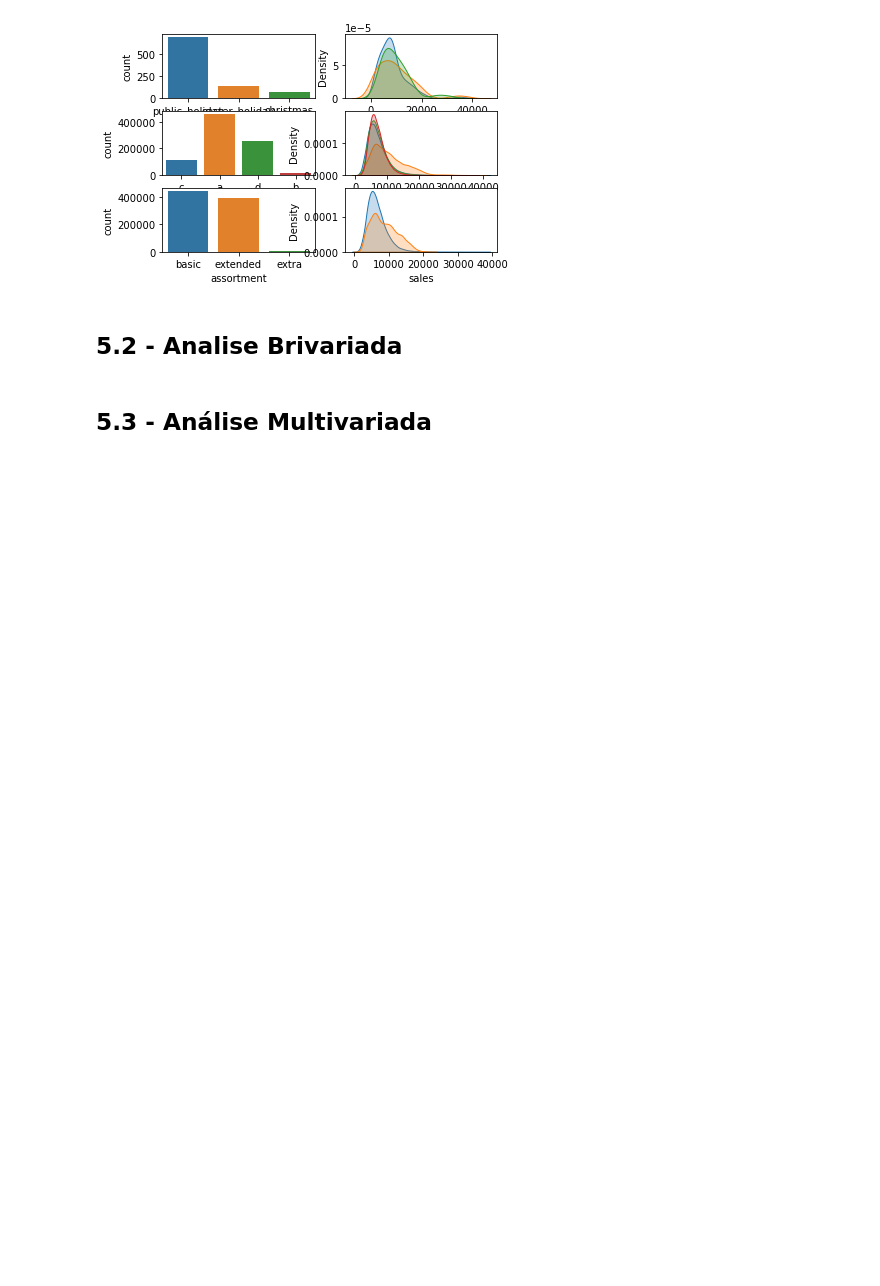
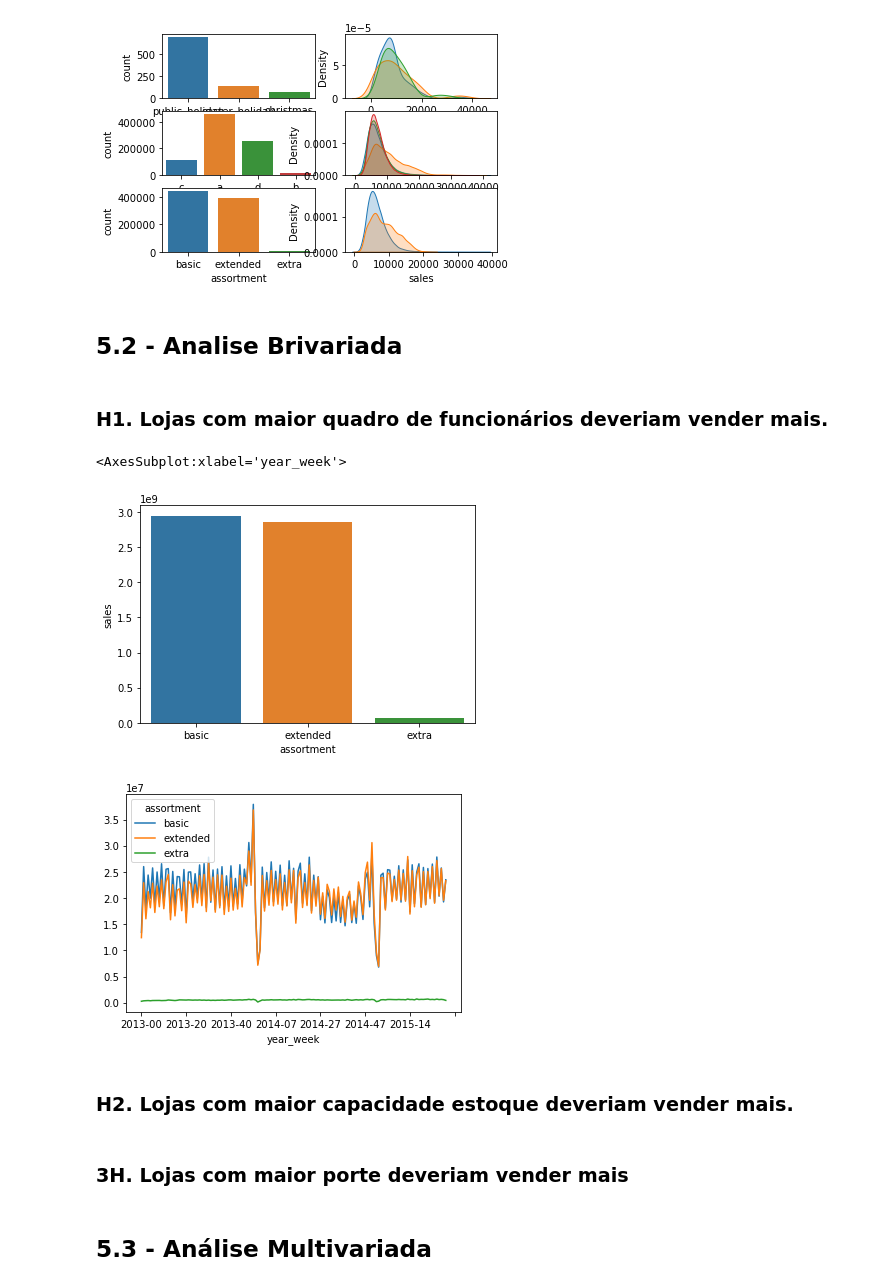
Before and after one commit to castrien/ds_em_producao, a Jupyter notebook: m04_v01_ds_em_producao.ipynb, the cells around one changed output. Drawn from its saved outputs; the diff is of its cells as text; code cells hidden in the pictures; blank space fills up the shorter version.

```diff
--- a/m04_v01_ds_em_producao.ipynb
+++ b/m04_v01_ds_em_producao.ipynb
@@ -499,5 +499,21 @@ sns.kdeplot( df4[df4['assortment'] == 'extra']['sales'], label='extra', shade=Tr
 [figure]
 # %% [markdown]
 ## 5.2 - Analise Brivariada
+# %% [markdown]
+### **H1.** Lojas com maior quadro de funcionários deveriam vender mais.
+# %%
+aux1 = df4[['assortment','sales']].groupby('assortment').sum().reset_index()
+sns.barplot(x= 'assortment', y='sales', data=aux1);
+
+aux2 = df4[['year_week','assortment','sales']].groupby(['year_week','assortment']).sum().reset_index()
+aux2.pivot(index='year_week', columns='assortment', values='sales').plot()
+# %% [output]
+<AxesSubplot:xlabel='year_week'>
+[figure, added]
+[figure, added]
+# %% [markdown]
+### **H2.** Lojas com maior capacidade estoque deveriam vender mais.
+# %% [markdown]
+### **3H.** Lojas com maior porte deveriam vender mais
 # %% [markdown]
 ## 5.3 - Análise Multivariada
```
